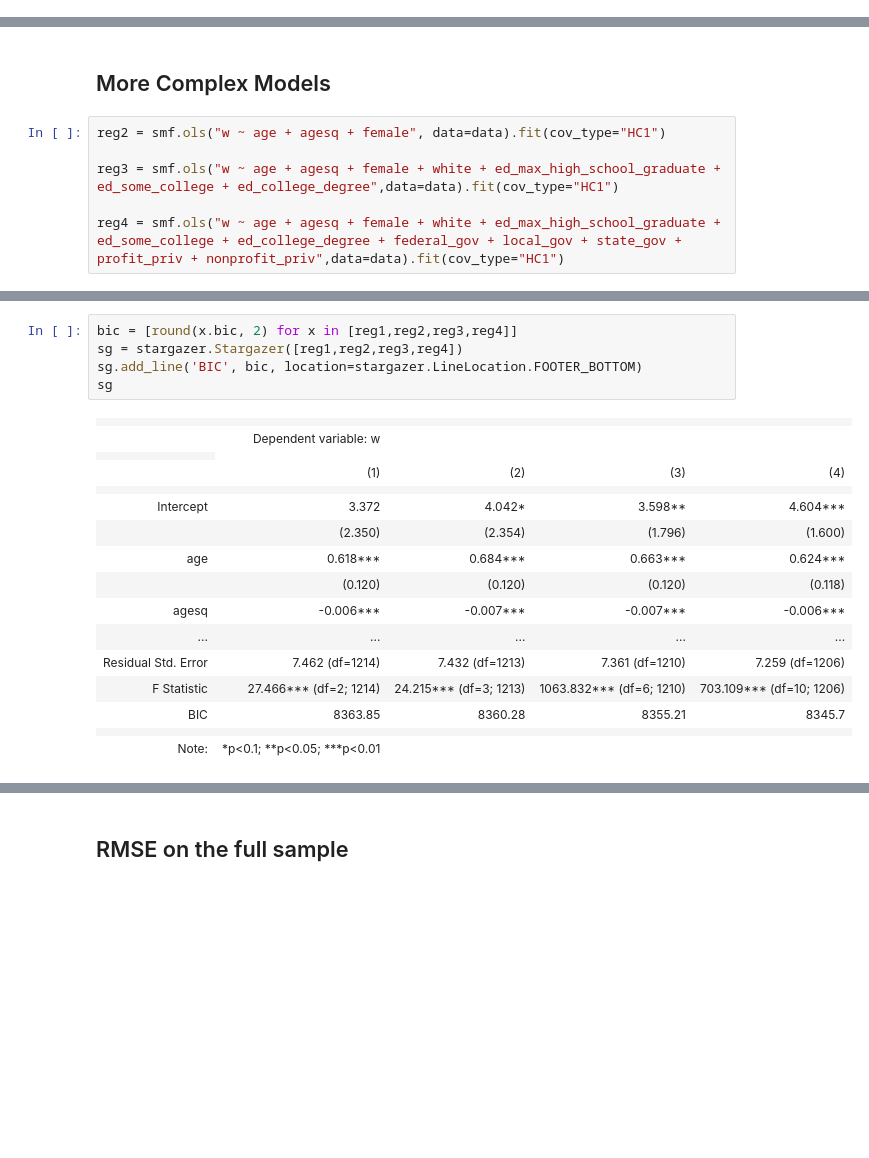
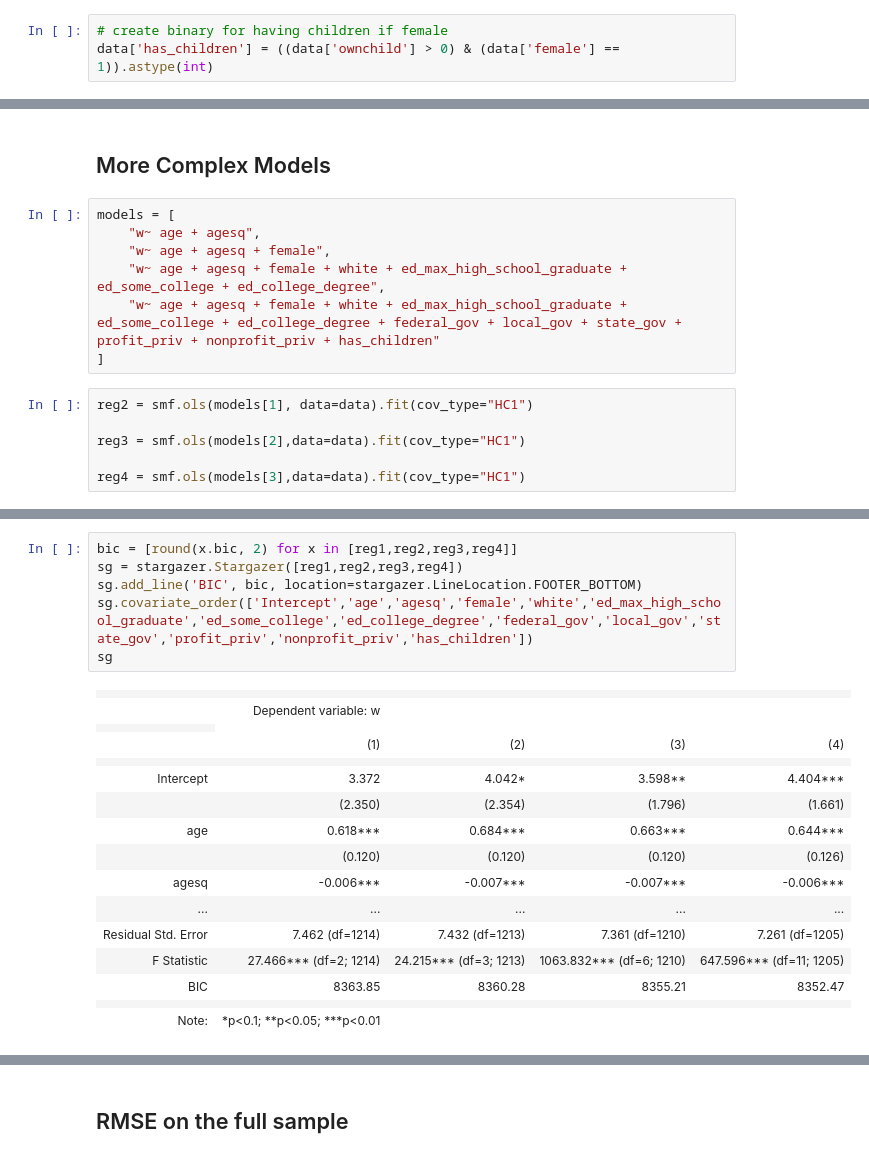
Before and after one commit to szilvasipeter2000/Data-Analysis-3, a Jupyter notebook: assignment-1/assignment-1_working.ipynb, the cells around one changed output, grey strips where cells are left out. Saved outputs shown, nothing was run; the diff lists cells and outputs as text; blank space fills up the shorter version.

```diff
--- a/assignment-1/assignment-1_working.ipynb
+++ b/assignment-1/assignment-1_working.ipynb
@@ -293,3 +301,6 @@ freq
 | 4 | 12 | 19.243288 | 0.986 |
 | 5 | 4 | 15.723611 | 0.329 |
 | 7 | 1 | 12.000000 | 0.082 |
+# %%
+# create binary for having children if female
+data['has_children'] = ((data['ownchild'] > 0) & (data['female'] == 1)).astype(int)
@@ -423,11 +442,18 @@ strong multicollinearity or other numerical problems.
 # %% [markdown]
 ## More Complex Models
 # %%
-reg2 = smf.ols("w ~ age + agesq + female", data=data).fit(cov_type="HC1")
-
-reg3 = smf.ols("w ~ age + agesq + female + white + ed_max_high_school_graduate + ed_some_college + ed_college_degree",data=data).fit(cov_type="HC1")
-
-reg4 = smf.ols("w ~ age + agesq + female + white + ed_max_high_school_graduate + ed_some_college + ed_college_degree + federal_gov + local_gov + state_gov + profit_priv + nonprofit_priv",data=data).fit(cov_type="HC1")
+models = [
+    "w~ age + agesq",
+    "w~ age + agesq + female",
+    "w~ age + agesq + female + white + ed_max_high_school_graduate + ed_some_college + ed_college_degree",
+    "w~ age + agesq + female + white + ed_max_high_school_graduate + ed_some_college + ed_college_degree + federal_gov + local_gov + state_gov + profit_priv + nonprofit_priv + has_children"
+]
+# %%
+reg2 = smf.ols(models[1], data=data).fit(cov_type="HC1")
+
+reg3 = smf.ols(models[2],data=data).fit(cov_type="HC1")
+
+reg4 = smf.ols(models[3],data=data).fit(cov_type="HC1")
 # %%
 models = [reg1, reg2, reg3, reg4]
 robustcov_results=[]
@@ -479,22 +505,23 @@ ggplot(data, aes(x="age")) + geom_smooth(
 # %%
 bic = [round(x.bic, 2) for x in [reg1,reg2,reg3,reg4]]
 sg = stargazer.Stargazer([reg1,reg2,reg3,reg4])
 sg.add_line('BIC', bic, location=stargazer.LineLocation.FOOTER_BOTTOM)
+sg.covariate_order(['Intercept','age','agesq','female','white','ed_max_high_school_graduate','ed_some_college','ed_college_degree','federal_gov','local_gov','state_gov','profit_priv','nonprofit_priv','has_children'])
 sg
 # %% [output]
 |  |  |  |  |  |
 |  | Dependent variable: w |  |  |  |
 |  |
 |  | (1) | (2) | (3) | (4) |
 |  |  |  |  |  |
-| Intercept | 3.372 | 4.042* | 3.598** | 4.604*** |
-|  | (2.350) | (2.354) | (1.796) | (1.600) |
-| age | 0.618*** | 0.684*** | 0.663*** | 0.624*** |
-|  | (0.120) | (0.120) | (0.120) | (0.118) |
+| Intercept | 3.372 | 4.042* | 3.598** | 4.404*** |
+|  | (2.350) | (2.354) | (1.796) | (1.661) |
+| age | 0.618*** | 0.684*** | 0.663*** | 0.644*** |
+|  | (0.120) | (0.120) | (0.120) | (0.126) |
 | agesq | -0.006*** | -0.007*** | -0.007*** | -0.006*** |
 | ... | ... | ... | ... | ... |
-| Residual Std. Error | 7.462 (df=1214) | 7.432 (df=1213) | 7.361 (df=1210) | 7.259 (df=1206) |
-| F Statistic | 27.466*** (df=2; 1214) | 24.215*** (df=3; 1213) | 1063.832*** (df=6; 1210) | 703.109*** (df=10; 1206) |
-| BIC | 8363.85 | 8360.28 | 8355.21 | 8345.7 |
+| Residual Std. Error | 7.462 (df=1214) | 7.432 (df=1213) | 7.361 (df=1210) | 7.261 (df=1205) |
+| F Statistic | 27.466*** (df=2; 1214) | 24.215*** (df=3; 1213) | 1063.832*** (df=6; 1210) | 647.596*** (df=11; 1205) |
+| BIC | 8363.85 | 8360.28 | 8355.21 | 8352.47 |
 |  |  |  |  |  |
 | Note: | *p<0.1; **p<0.05; ***p<0.01 |  |  |  |
```
Also changed, not shown: parts of 22 cells of this notebook, 3 other files.
